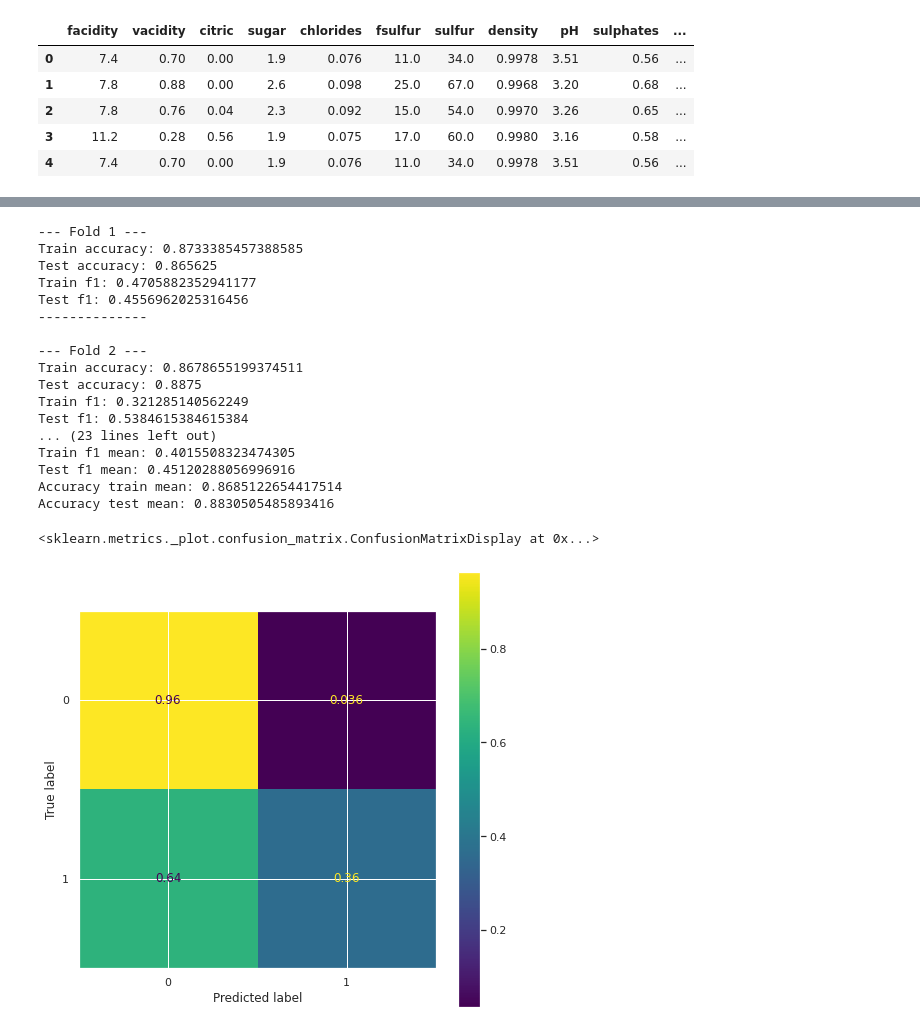
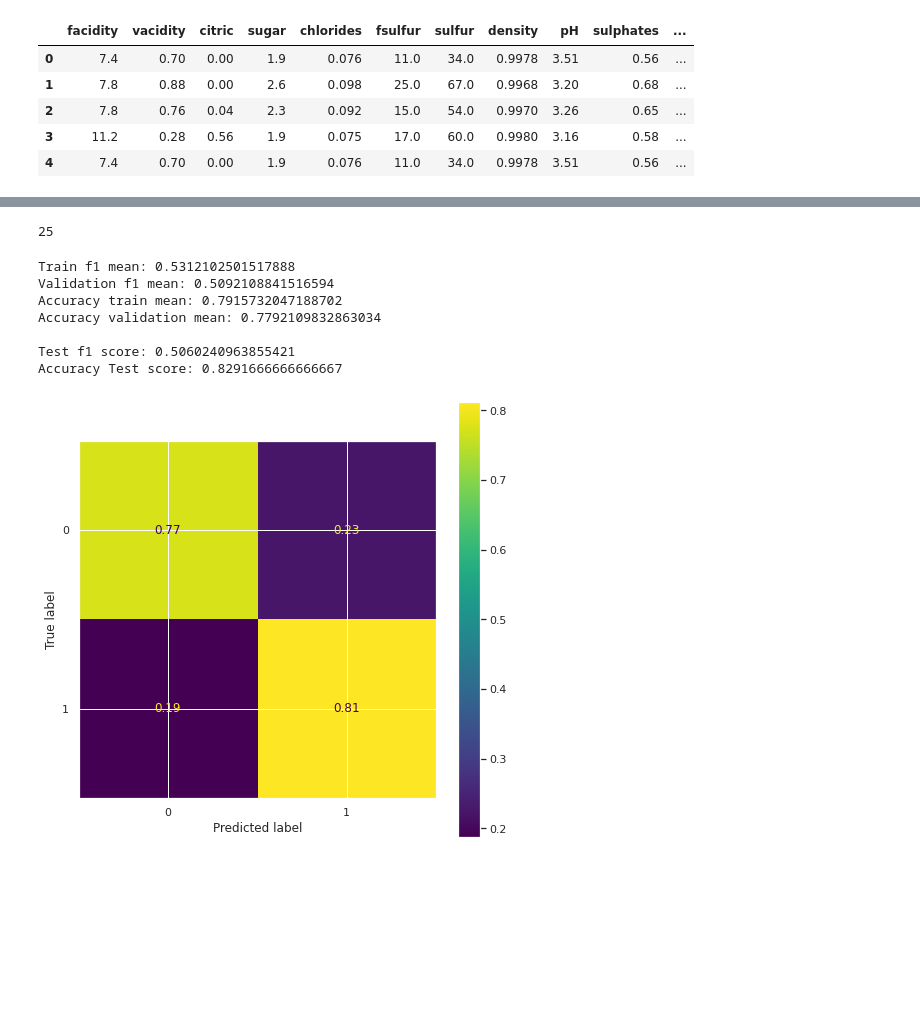
Before and after one commit to gydis/ml-course-project, a Jupyter notebook: MLProject.ipynb, the cells around one changed output, grey strips where cells are left out. Drawn from its saved outputs; the diff is of its cells as text; code cells hidden in the pictures; blank space fills up the shorter version.

```diff
--- a/MLProject.ipynb
+++ b/MLProject.ipynb
@@ -51,74 +51,72 @@ red_wine_data.describe()
 | 75% | 9.200000 | 0.640000 | 0.420000 | 2.600000 | 0.090000 | 21.000000 | 62.000000 | 0.997835 | 3.400000 | 0.730000 | ... |
 | max | 15.900000 | 1.580000 | 1.000000 | 15.500000 | 0.611000 | 72.000000 | 289.000000 | 1.003690 | 4.010000 | 2.000000 | ... |
 # %%
+from sklearn.model_selection import train_test_split
 # Leave out some features and convert into numpy array
 DROP_COLS = False
 T = 0.5
 cols_to_drop = ['facidity', 'density', 'vacidity']
 red_wine_data_d = red_wine_data
+#red_wine_data_d = red_wine_data_d[['vacidity', 'citric', 'sulphates', 'alcohol', 'good']]
 if DROP_COLS: red_wine_data_d = red_wine_data.drop(columns=cols_to_drop)
 
 X = red_wine_data_d.to_numpy()[:,:-1]
 y = red_wine_data_d.to_numpy()[:,-1]
+
+X_rest, X_t, y_rest, y_t = train_test_split(X, y, test_size=0.15)
+print(len(y_t[y_t==1]))
+# %% [output]
+25
 # %%
 # Logistic regression
 from sklearn.linear_model import LogisticRegression
 from sklearn.metrics import ConfusionMatrixDisplay, confusion_matrix, f1_score
 from sklearn.pipeline import make_pipeline
 from sklearn.preprocessing import StandardScaler
 from sklearn.model_selection import KFold
 
-logreg = make_pipeline(StandardScaler(), LogisticRegression(penalty='none'))
-
 kf = KFold(shuffle=True)
 f1_test = []
 f1_train = []
 acc_test = []
 acc_train = []
 i = 0
 conf = np.zeros((2,2))
+f1_best = 0
 
-for train_index, test_index in kf.split(X):
+for train_index, test_index in kf.split(X_rest):
     i += 1
-    X_train, y_train, X_test, y_test = X[train_index], y[train_index], X[test_index], y[test_index]
-    logreg.fit(X_test, y_test)
+    X_train, y_train, X_test, y_test = X_rest[train_index], y_rest[train_index], X_rest[test_index], y_rest[test_index]
+    logreg = make_pipeline(StandardScaler(), LogisticRegression(penalty='none', class_weight='balanced'))
+    logreg.fit(X_train, y_train)
     y_pred_train = logreg.predict(X_train)
     y_pred_test = logreg.predict(X_test)
     f1_train.append(f1_score(y_train, y_pred_train))
     f1_test.append(f1_score(y_test, y_pred_test))
     acc_test.append(logreg.score(X_test, y_test))
     acc_train.append(logreg.score(X_train, y_train))
+    if f1_test[-1] > f1_best:
+        reg_best = logreg
+        f1_best = f1_test[-1]
     conf += confusion_matrix(y_test, y_pred_test, normalize='true')
-    print('--- Fold {} ---'.format(i))
-    print('Train accuracy: {}\nTest accuracy: {}'.format(acc_train[-1], acc_test[-1]))
-    print('Train f1: {}'.format(f1_train[-1]))
-    print('Test f1: {}'.format(f1_test[-1]))
-    print('--------------\n')
 
-print('Train f1 mean: {}\nTest f1 mean: {}\nAccuracy train mean: {}\nAccuracy test mean: {}'.format(
+print('Train f1 mean: {}\nValidation f1 mean: {}\nAccuracy train mean: {}\nAccuracy validation mean: {}\n'.format(
     np.mean(f1_train),
     np.mean(f1_test),
     np.mean(acc_train),
     np.mean(acc_test)))
 
 ConfusionMatrixDisplay(conf/5).plot()
+
+print('Test f1 score: {}\nAccuracy Test score: {}'.format(
+    f1_score(y_t, reg_best.predict(X_t)),
+    reg_best.score(X_t, y_t)))
 # %% [output]
---- Fold 1 ---
-Train accuracy: 0.8733385457388585
-Test accuracy: 0.865625
-Train f1: 0.4705882352941177
-Test f1: 0.4556962025316456
---------------
+Train f1 mean: 0.5312102501517888
+Validation f1 mean: 0.5092108841516594
+Accuracy train mean: 0.7915732047188702
+Accuracy validation mean: 0.7792109832863034
 
---- Fold 2 ---
-Train accuracy: 0.8678655199374511
-Test accuracy: 0.8875
-Train f1: 0.321285140562249
-Test f1: 0.5384615384615384
-... (23 lines left out)
-Train f1 mean: 0.4015508323474305
-Test f1 mean: 0.45120288056996916
-Accuracy train mean: 0.8685122654417514
-Accuracy test mean: 0.8830505485893416
+Test f1 score: 0.5060240963855421
+Accuracy Test score: 0.8291666666666667
-<sklearn.metrics._plot.confusion_matrix.ConfusionMatrixDisplay at 0x...>
-[figure, old version]
+[figure, new version]
```
Also changed, not shown: parts of 4 cells of this notebook.
